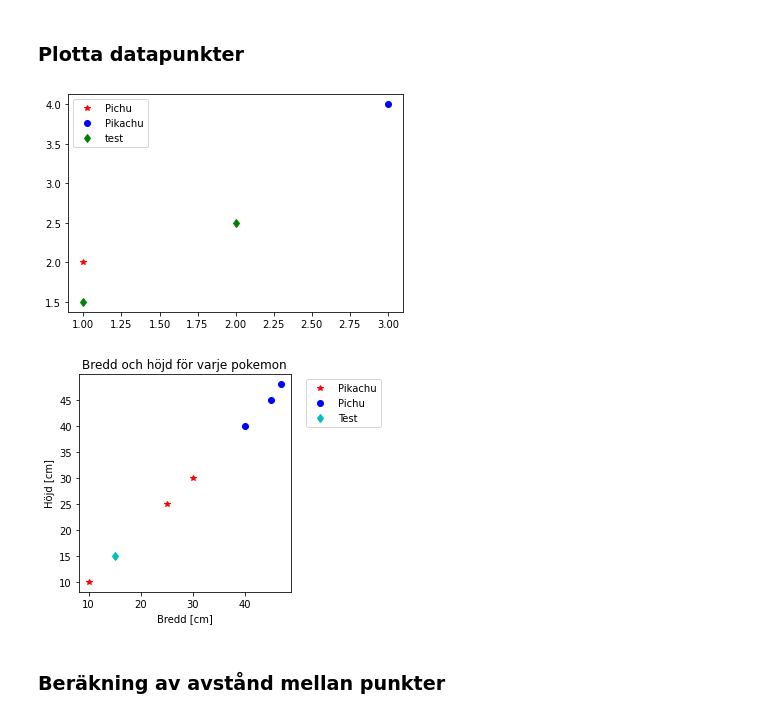
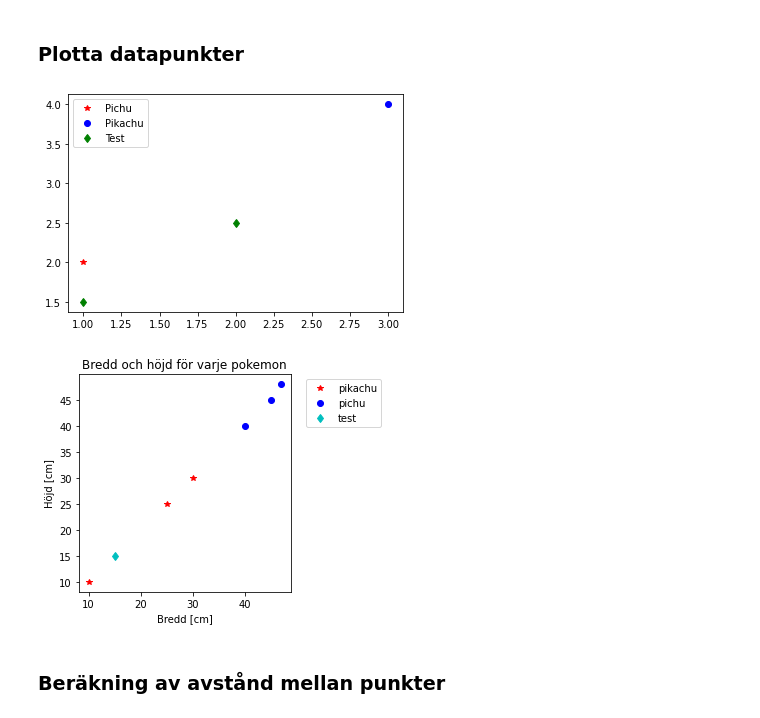
Before and after one commit to Erik-M-Larsson/python-programming-Erik-Larsson, a Jupyter notebook: Labs/lab2.ipynb, the cells around one changed output. Drawn from its saved outputs; the diff is of its cells as text; code cells hidden in the pictures.

Commit message:
Inledande versal -> gemen pokemons

```diff
--- a/Labs/lab2.ipynb
+++ b/Labs/lab2.ipynb
@@ -124,7 +124,7 @@ visa_avatar("Okänd")
 # %%
 # Funktion för att plotta datapunkter
 
-def plot_punkter(data : list, fmt: str, test: str) -> None:
+def plot_punkter(data : list, fmt: str, etikett: str) -> None:
     '''Plottar alla punkter i data = [[x1, y1], ... [xn, yn]]
     med punktens formatering enligt fmt'''
 
@@ -137,24 +137,21 @@ def plot_punkter(data : list, fmt: str, test: str) -> None:
         hojd.append(p[1])
 
     # Plotta punkter
-    plt.plot(bredd, hojd, fmt, label= test)
+    plt.plot(bredd, hojd, fmt, label= etikett)
 # %%
 # Plotta alla punkter i en figur
 
 def plot_alla(punkter_pichu: list, punkter_pikachu: list, punkter_test: list) -> None:
     '''Plottar alla data- och testpunkter i en figur'''
     # Anropa plot_punkter() för att plotta varje dataset
-    plot_punkter( punkter_pichu, "r*", punkter_pichu[0][2]) # om mn gör en loop på de här plottarna funkar det för n olika pokemons
+    plot_punkter( punkter_pichu, "r*", punkter_pichu[0][2]) # TODO: om mn gör en loop på de här plottarna funkar det för n olika pokemons
     plot_punkter( punkter_pikachu, "bo", punkter_pikachu[0][2] )
-    plot_punkter( punkter_test, "cd", "Test")
+    plot_punkter( punkter_test, "cd", "test")
 
     plt.title("Bredd och höjd för varje pokemon")
     plt.xlabel("Bredd [cm]")
     plt.ylabel("Höjd [cm]")
 
-    #plt.xlim(0, 50)
-    #plt.xticks([1])
-    #plt.ylim(0,50)
     plt.gca().set_aspect("equal") # Sätt förhållande mellan x- och y-axel lika. Löst baserat på https://www.pythonpool.com/matplotlib-aspect-ratio/
 
     plt.legend(bbox_to_anchor = (1.05, 1))
@@ -164,19 +161,19 @@ def plot_alla(punkter_pichu: list, punkter_pikachu: list, punkter_test: list) ->
 # %%
 # Test av funktion plot_punkter()
 plot_punkter([[1,2]], "r*", "Pichu")
 plot_punkter([[3,4]], "bo", "Pikachu")
-plot_punkter([[2, 2.5],[1, 1.5]], "gd", "test")
+plot_punkter([[2, 2.5],[1, 1.5]], "gd", "Test")
 plt.legend()
 plt.show()
 
 # Test av funktion plot_alla()
-lista_data1 = [[10, 10, "Pikachu"], [25, 25, "Pikachu"], [30, 30, "Pikachu"]]
-lista_data2 = [[40, 40, "Pichu"], [45, 45, "Pichu"], [47, 48, "Pichu"]]
+lista_data1 = [[10, 10, "pikachu"], [25, 25, "pikachu"], [30, 30, "pikachu"]]
+lista_data2 = [[40, 40, "pichu"], [45, 45, "pichu"], [47, 48, "pichu"]]
 lista_test = [[15, 15]]
 plot_alla(lista_data1,lista_data2,lista_test)
 # %% [output]
 [figure]
-[figure, old version]
+[figure, new version]
 # %% [markdown]
 ### Beräkning av avstånd mellan punkter
 # %%
```
Also changed, not shown: parts of 12 cells of this notebook.
